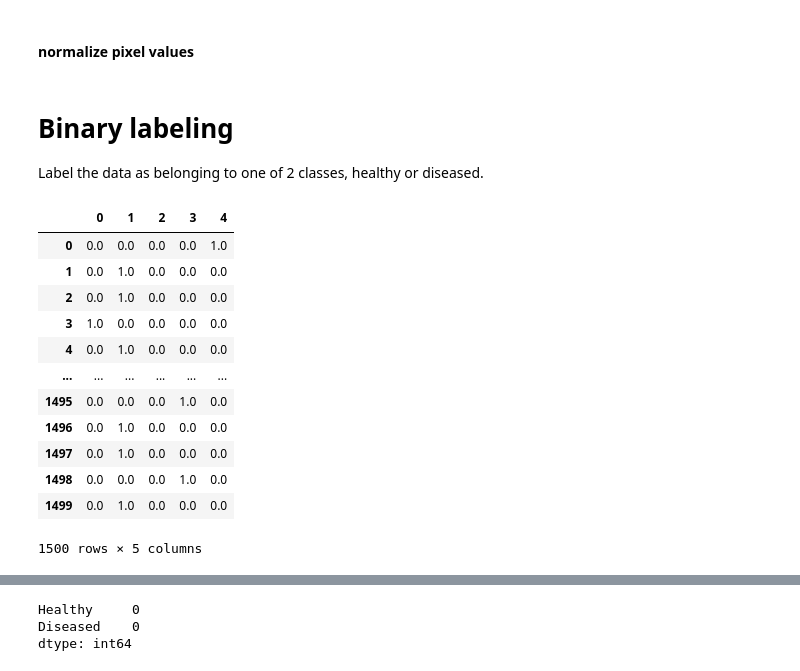
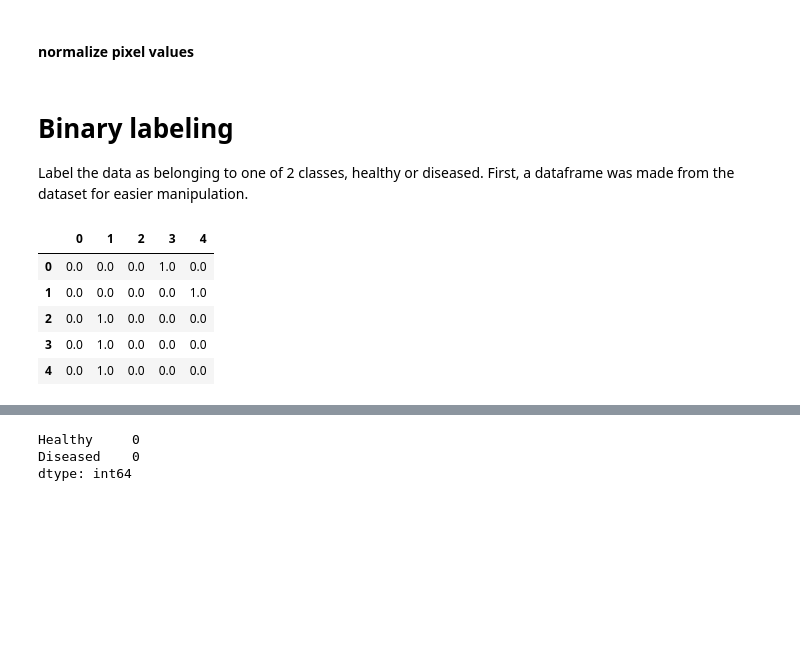
Before and after one commit to lalynjay/cassava_classification, a Jupyter notebook: best_models.ipynb, the cells around one changed output, grey strips where cells are left out. Drawn from its saved outputs; the diff is of its cells as text; code cells hidden in the pictures; blank space fills up the shorter version.

```diff
--- a/best_models.ipynb
+++ b/best_models.ipynb
@@ -110,22 +236,15 @@ train_img_unrow /= 255.
 # %% [markdown]
 # Binary labeling
 
-Label the data as belonging to one of 2 classes, healthy or diseased.
+Label the data as belonging to one of 2 classes, healthy or diseased. First, a dataframe was made from the dataset for easier manipulation.
 # %%
 # make dataframe and preview
 df = pd.DataFrame(y_train)
-df
+df.head()
 # %% [output]
 |  | 0 | 1 | 2 | 3 | 4 |
-| 0 | 0.0 | 0.0 | 0.0 | 0.0 | 1.0 |
-| 1 | 0.0 | 1.0 | 0.0 | 0.0 | 0.0 |
+| 0 | 0.0 | 0.0 | 0.0 | 1.0 | 0.0 |
+| 1 | 0.0 | 0.0 | 0.0 | 0.0 | 1.0 |
 | 2 | 0.0 | 1.0 | 0.0 | 0.0 | 0.0 |
-| 3 | 1.0 | 0.0 | 0.0 | 0.0 | 0.0 |
+| 3 | 0.0 | 1.0 | 0.0 | 0.0 | 0.0 |
 | 4 | 0.0 | 1.0 | 0.0 | 0.0 | 0.0 |
-| ... | ... | ... | ... | ... | ... |
-| 1495 | 0.0 | 0.0 | 0.0 | 1.0 | 0.0 |
-| 1496 | 0.0 | 1.0 | 0.0 | 0.0 | 0.0 |
-| 1497 | 0.0 | 1.0 | 0.0 | 0.0 | 0.0 |
-| 1498 | 0.0 | 0.0 | 0.0 | 1.0 | 0.0 |
-| 1499 | 0.0 | 1.0 | 0.0 | 0.0 | 0.0 |
-1500 rows × 5 columns
```
Also changed, not shown: parts of 120 cells of this notebook, 1 other file.
